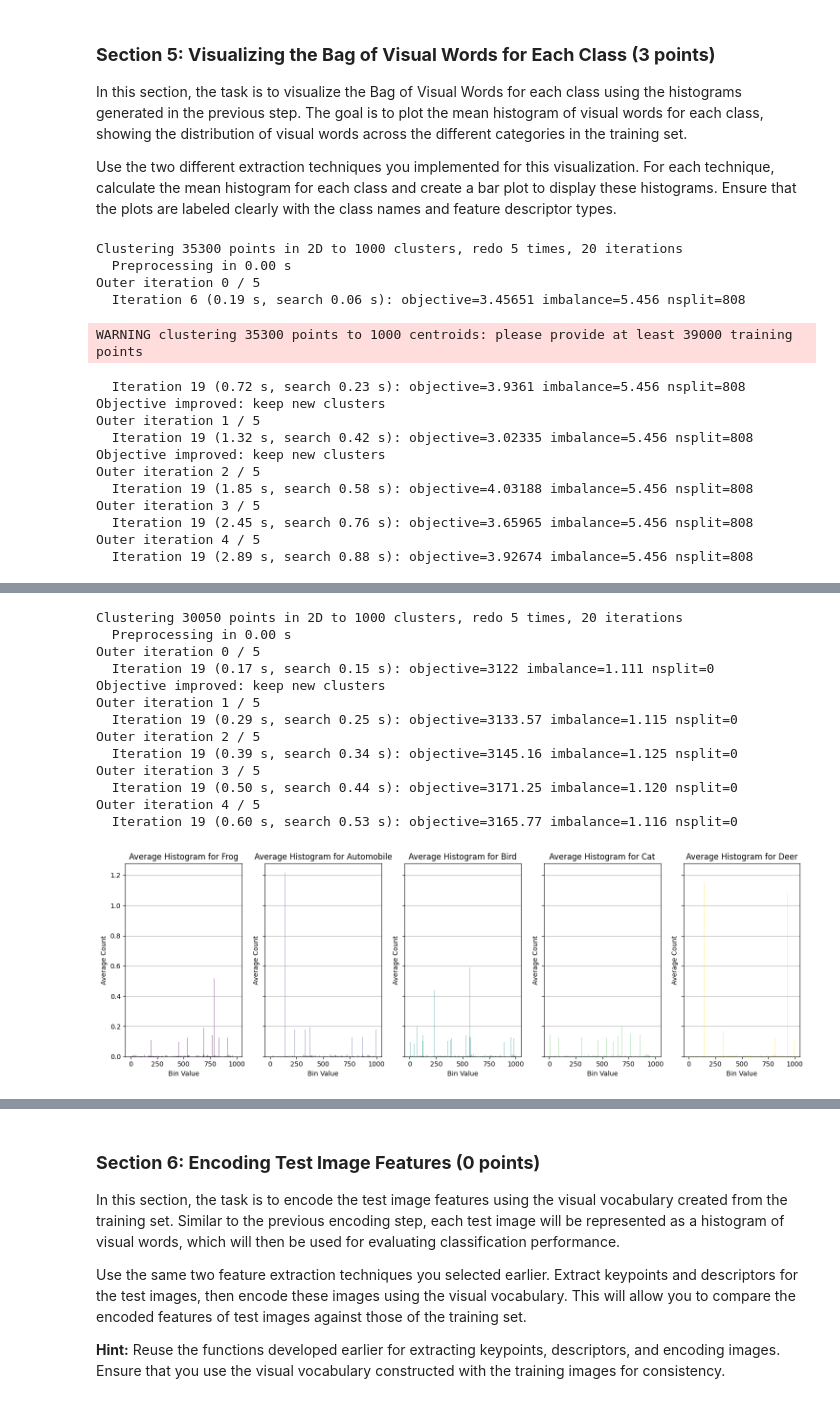
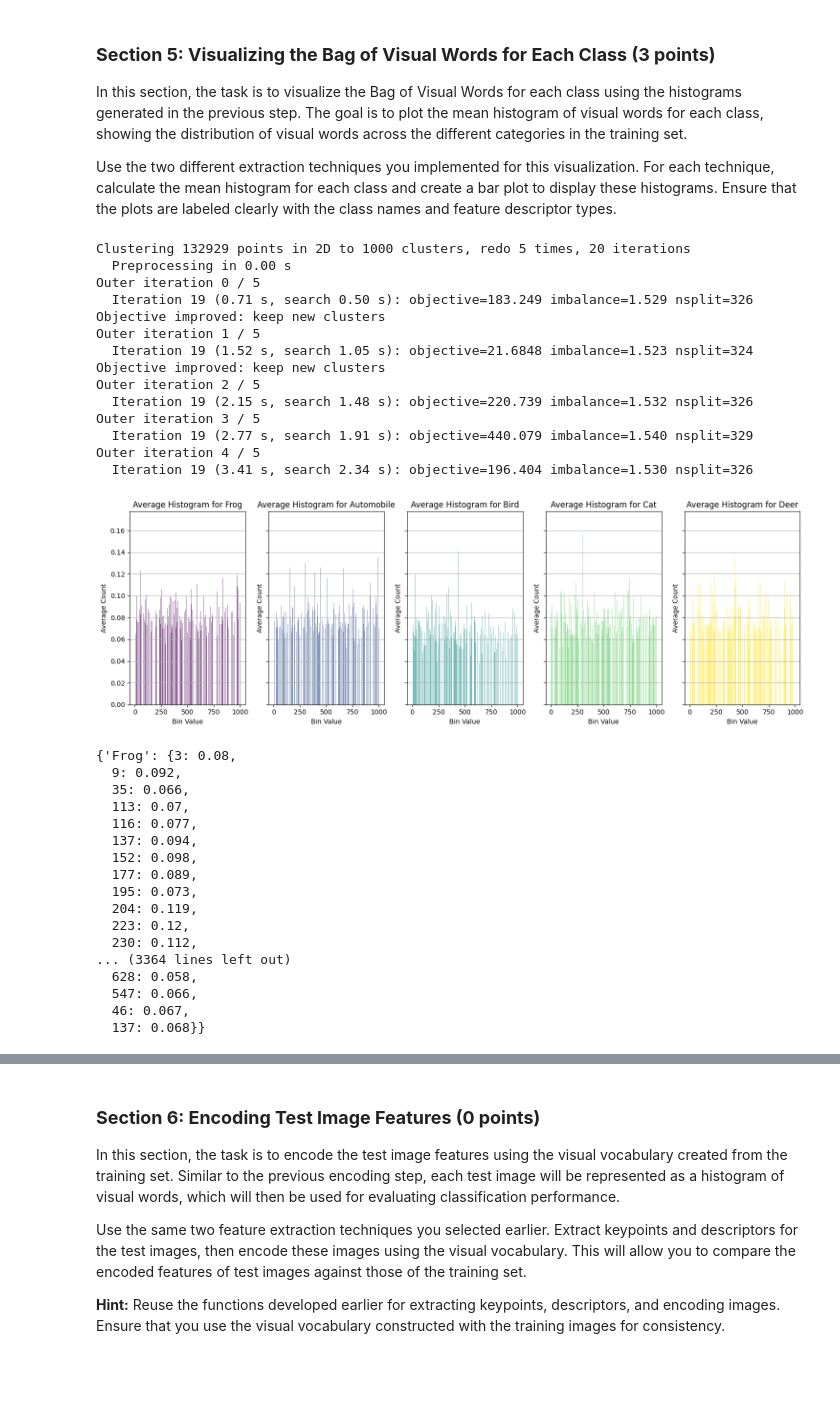
Before and after one commit to matthias-hagenauer/cv1_labs, a Jupyter notebook: cv1-lab-final-1/cv1-final-lab-part-1.ipynb, the cells around one changed output, grey strips where cells are left out. Drawn from its saved outputs; the diff is of its cells as text; code cells hidden in the pictures; blank space fills up the shorter version.

```diff
--- a/cv1-lab-final-1/cv1-final-lab-part-1.ipynb
+++ b/cv1-lab-final-1/cv1-final-lab-part-1.ipynb
@@ -531,7 +544,7 @@ Use the two different extraction techniques you implemented for this visualizati
 from collections import defaultdict
 
 
-def get_mean_histogram(centroids, train_images, train_labels, visualize = True):
+def get_mean_histogram(centroids, train_images, train_labels, visualize = True, method="sift"):
     classes = {'Frog': 0, 'Automobile': 1, 'Bird': 2, 'Cat': 3, 'Deer': 4}
 
     histogram_sums = {class_name: defaultdict(int) for class_name in classes}
@@ -543,7 +556,7 @@ def get_mean_histogram(centroids, train_images, train_labels, visualize = True):
         for index in matching_indices:
             img = train_images[index].numpy()
 
-            histogram = get_histogram(centroids, img, visualize=False)
+            histogram = get_histogram(centroids, img, visualize=False, method=method)
 
             for bin_value, count in histogram.items():
                 histogram_sums[class_name][bin_value] += count
@@ -560,46 +573,62 @@ def get_mean_histogram(centroids, train_images, train_labels, visualize = True):
             average_histograms[class_name] = {}
 
     if visualize:
         num_classes = len(average_histograms)
         bin_labels = list(average_histograms.values())[0].keys()
 
         fig, axes = plt.subplots(1, num_classes, figsize=(15, 5), sharey=True)
 
         colors = plt.cm.viridis(np.linspace(0, 1, num_classes))
 
         for i, (class_name, avg_histogram) in enumerate(average_histograms.items()):
             counts = [avg_histogram.get(bin_value, 0) for bin_value in bin_labels]
 
             axes[i].bar(bin_labels, counts, alpha=0.6, color=colors[i])
 
             axes[i].set_title(f'Average Histogram for {class_name}')
             axes[i].set_xlabel('Bin Value')
             axes[i].set_ylabel('Average Count')
             axes[i].grid(axis='y')
 
         plt.tight_layout()
         plt.show()
 
 
 
     return average_histograms
 
-centroids_dict = get_centroids(train_images, visualize=False, percentages=[.5])
-get_mean_histogram(centroids_dict[list(centroids_dict.keys())[0]], train_images, train_labels)
+centroids_dict = get_centroids(train_images, visualize=False, percentages=[.5], methods=["fast"])
+get_mean_histogram(centroids_dict[list(centroids_dict.keys())[0]], train_images, train_labels, method="fast")
 # %% [output]
-Clustering 35300 points in 2D to 1000 clusters, redo 5 times, 20 iterations
+Clustering 132929 points in 2D to 1000 clusters, redo 5 times, 20 iterations
   Preprocessing in 0.00 s
 Outer iteration 0 / 5
-  Iteration 6 (0.19 s, search 0.06 s): objective=3.45651 imbalance=5.456 nsplit=808
+  Iteration 19 (0.71 s, search 0.50 s): objective=183.249 imbalance=1.529 nsplit=326
+Objective improved: keep new clusters
+Outer iteration 1 / 5
+  Iteration 19 (1.52 s, search 1.05 s): objective=21.6848 imbalance=1.523 nsplit=324
+Objective improved: keep new clusters
+Outer iteration 2 / 5
+  Iteration 19 (2.15 s, search 1.48 s): objective=220.739 imbalance=1.532 nsplit=326
+Outer iteration 3 / 5
+  Iteration 19 (2.77 s, search 1.91 s): objective=440.079 imbalance=1.540 nsplit=329
+Outer iteration 4 / 5
+  Iteration 19 (3.41 s, search 2.34 s): objective=196.404 imbalance=1.530 nsplit=326
+[figure, new version]
-WARNING clustering 35300 points to 1000 centroids: please provide at least 39000 training points
+{'Frog': {3: 0.08,
+  9: 0.092,
+  35: 0.066,
+  113: 0.07,
+  116: 0.077,
+  137: 0.094,
+  152: 0.098,
+  177: 0.089,
+  195: 0.073,
+  204: 0.119,
+  223: 0.12,
+  230: 0.112,
+... (3364 lines left out)
+  628: 0.058,
+  547: 0.066,
+  46: 0.067,
+  137: 0.068}}
-  Iteration 19 (0.72 s, search 0.23 s): objective=3.9361 imbalance=5.456 nsplit=808
-Objective improved: keep new clusters
-Outer iteration 1 / 5
-  Iteration 19 (1.32 s, search 0.42 s): objective=3.02335 imbalance=5.456 nsplit=808
-Objective improved: keep new clusters
-Outer iteration 2 / 5
-  Iteration 19 (1.85 s, search 0.58 s): objective=4.03188 imbalance=5.456 nsplit=808
-Outer iteration 3 / 5
-  Iteration 19 (2.45 s, search 0.76 s): objective=3.65965 imbalance=5.456 nsplit=808
-Outer iteration 4 / 5
-  Iteration 19 (2.89 s, search 0.88 s): objective=3.92674 imbalance=5.456 nsplit=808
@@ -607,14 +634,0 @@ WARNING clustering 30050 points to 1000 centroids: please provide at least 39000
-Clustering 30050 points in 2D to 1000 clusters, redo 5 times, 20 iterations
-  Preprocessing in 0.00 s
-Outer iteration 0 / 5
-  Iteration 19 (0.17 s, search 0.15 s): objective=3122 imbalance=1.111 nsplit=0
-Objective improved: keep new clusters
-Outer iteration 1 / 5
-  Iteration 19 (0.29 s, search 0.25 s): objective=3133.57 imbalance=1.115 nsplit=0
-Outer iteration 2 / 5
-  Iteration 19 (0.39 s, search 0.34 s): objective=3145.16 imbalance=1.125 nsplit=0
-Outer iteration 3 / 5
-  Iteration 19 (0.50 s, search 0.44 s): objective=3171.25 imbalance=1.120 nsplit=0
-Outer iteration 4 / 5
-  Iteration 19 (0.60 s, search 0.53 s): objective=3165.77 imbalance=1.116 nsplit=0
-[figure, old version]
```
Also changed, not shown: parts of 5 cells of this notebook.
